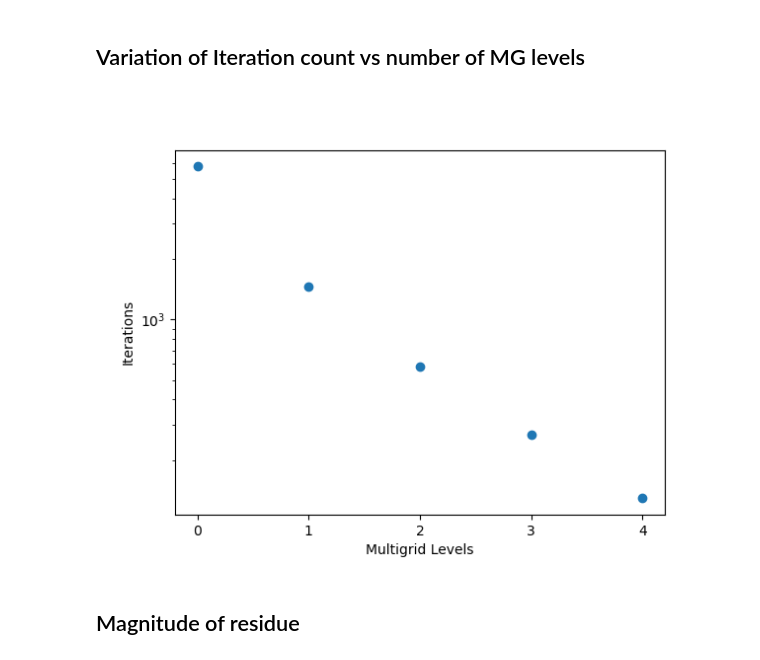
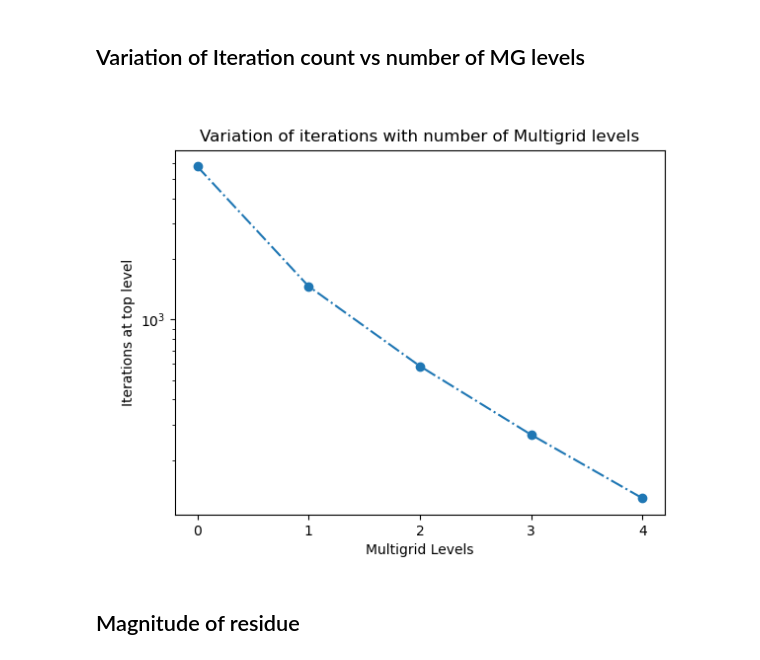
Before and after one commit to vmos1/Code_highlights, a Jupyter notebook: 1_Multigrid_2d/analysis_code/2_levels_analysis.ipynb, the cells around one changed output. Drawn from its saved outputs; the diff is of its cells as text; code cells hidden in the pictures.

Commit message:
Added MG levels figure

```diff
--- a/1_Multigrid_2d/analysis_code/2_levels_analysis.ipynb
+++ b/1_Multigrid_2d/analysis_code/2_levels_analysis.ipynb
@@ -92,24 +92,24 @@ df_data[['L','lvls','iters','res_mag_arr']]
 # %%
 
 def f_plot_iters(df,L):
     df=df[(df.L==L)]
     plt.figure()
 
     x=df.lvls.values
     y=df.iters.values
-    plt.plot(x,y,marker='o',linestyle='')
+    plt.plot(x,y,marker='o',linestyle='-.')
 
     plt.yscale('log')
     plt.xticks(x)
 
-    plt.ylabel("Iterations")
+    plt.ylabel("Iterations at top level")
     plt.xlabel("Multigrid Levels")
-
+    plt.title("Variation of iterations with number of Multigrid levels")
     plt.show()
 
 f_plot_iters(df_data,32)
 # %% [output]
-[figure, old version]
+[figure, new version]
 # %% [markdown]
 ## Magnitude of residue
 # %%
```
Also changed, not shown: 1 other file.
